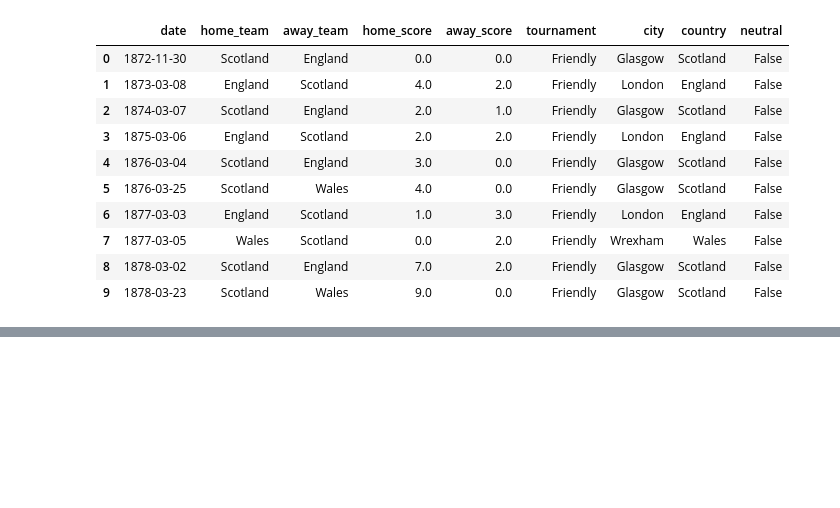
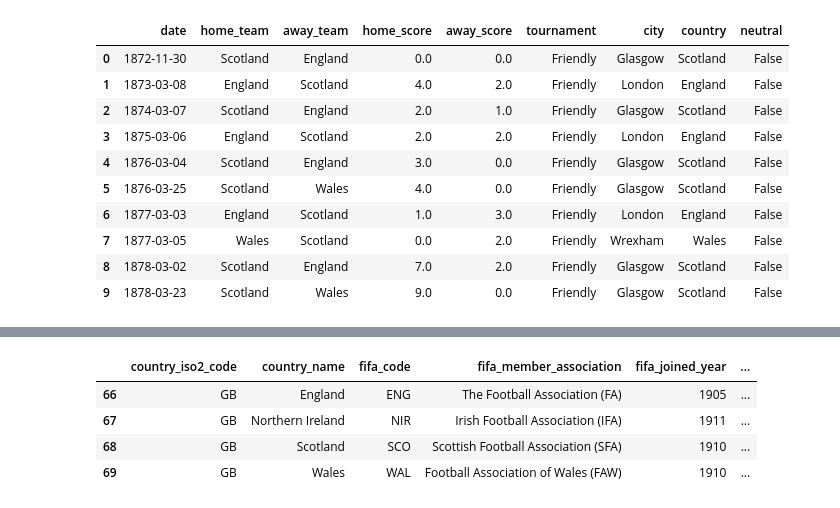
Before and after one commit to jlnsmith2001/world_cup_prediction_platform, a Jupyter notebook: notebooks/international_matches.ipynb, the cells around one changed output, grey strips where cells are left out. Drawn from its saved outputs; the diff is of its cells as text; code cells hidden in the pictures; blank space fills up the shorter version.

```diff
--- a/notebooks/international_matches.ipynb
+++ b/notebooks/international_matches.ipynb
@@ -360 +425,42 @@ print(only_all_countries)
+# %%
+fifa_df["country_name"] = fifa_df["country_name"].replace({
+    "Bahamas (the)": "Bahamas",
+    "Brunei Darussalam": "Brunei",
+    "Bolivia (Plurinational State of)": "Bolivia",
+    "Cabo Verde": "Cape Verde",
+    "Cayman Islands (the)": "Cayman Islands",
+    "Central African Republic (the)": "Central African Republic",
+    "Congo (the Democratic Republic of the)": "DR Congo",
+    "Congo (the)": "Congo",
+    "Cook Islands (the)": "Cook Islands",
+    "Côte d'Ivoire": "Ivory Coast",
+    "Czechia": "Czech Republic",
+    "Dominican Republic (the)": "Dominican Republic",
+    "Gambia (the)": "Gambia",
+    "Iran (Islamic Republic of)": "Iran",
+    "Ireland": "Republic of Ireland",
+    "Lao People's Democratic Republic (the)": "Laos",
+    "Micronesia (Federated States of)": "Micronesia",
+    "Moldova (the Republic of)": "Moldova",
+    "Netherlands (Kingdom of the)": "Netherlands",
+    "Niger (the)": "Niger",
+    "Korea (the Democratic People's Republic of)": "North Korea",
+    "Korea (the Republic of)": "South Korea",
+    "Palestine, State of": "Palestine",
+    "Philippines (the)": "Philippines",
+    "Russian Federation (the)": "Russia",
+    "Sao Tome and Principe": "São Tomé and Príncipe",
+    "Sudan (the)": "Sudan",
+    "Syrian Arab Republic (the)": "Syria",
+    "Taiwan (Province of China)": "Taiwan",
+    "Tanzania, the United Republic of": "Tanzania",
+    "Türkiye": "Turkey",
+    "Turks and Caicos Islands (the)": "Turks and Caicos Islands",
+    "United Arab Emirates (the)": "United Arab Emirates",
+    "United States of America (the)": "United States",
+    "Virgin Islands (U.S.)": "United States Virgin Islands",
+    "Virgin Islands (British)": "British Virgin Islands",
+    "Venezuela (Bolivarian Republic of)": "Venezuela",
+    "Viet Nam": "Vietnam"
+})
 # %%
@@ -379,0 +516,10 @@ array(['Andorra', 'United Arab Emirates (the)', 'Afghanistan',
+# %%
+fifa_df[
+    fifa_df["fifa_code"].isin(["ENG", "SCO", "WAL", "NIR"])
+]
+# %% [output]
+|  | country_iso2_code | country_name | fifa_code | fifa_member_association | fifa_joined_year | ... |
+| 66 | GB | England | ENG | The Football Association (FA) | 1905 | ... |
+| 67 | GB | Northern Ireland | NIR | Irish Football Association (IFA) | 1911 | ... |
+| 68 | GB | Scotland | SCO | Scottish Football Association (SFA) | 1910 | ... |
+| 69 | GB | Wales | WAL | Football Association of Wales (FAW) | 1910 | ... |
```
Also changed, not shown: parts of 15 cells of this notebook.
